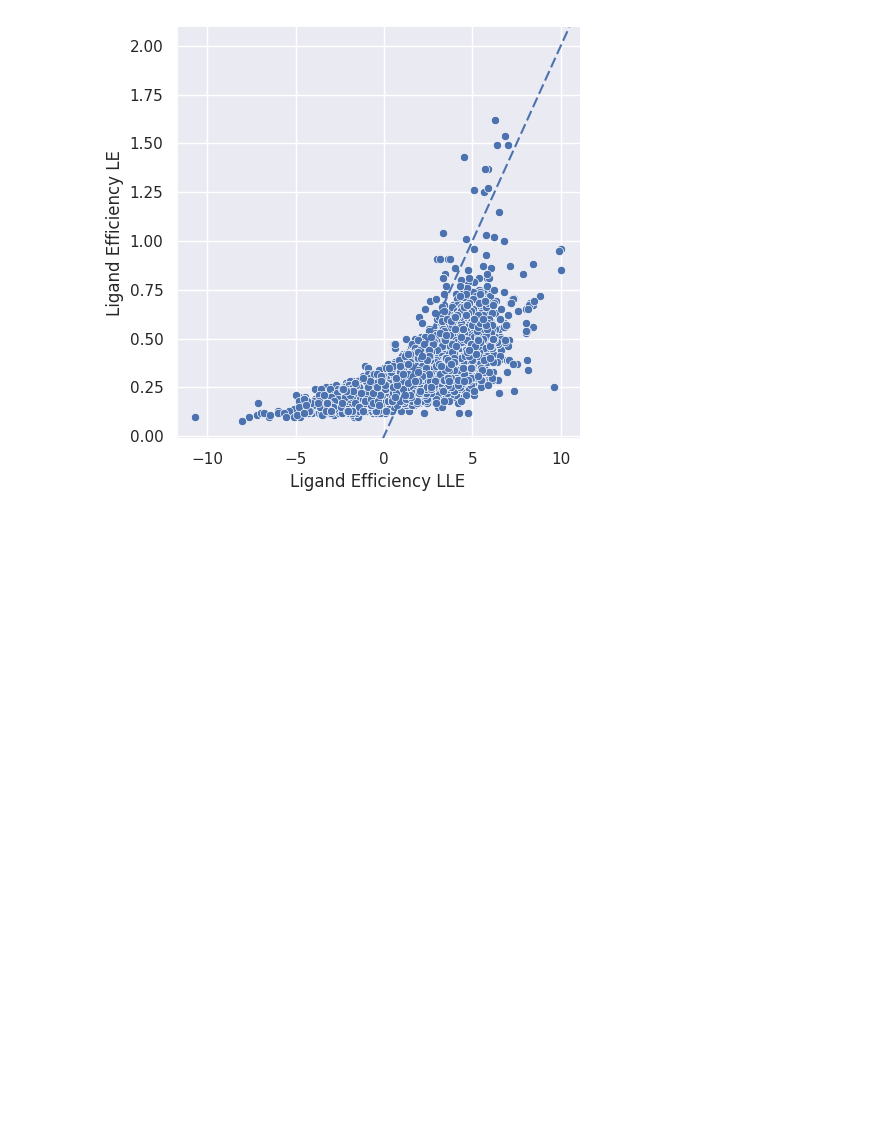
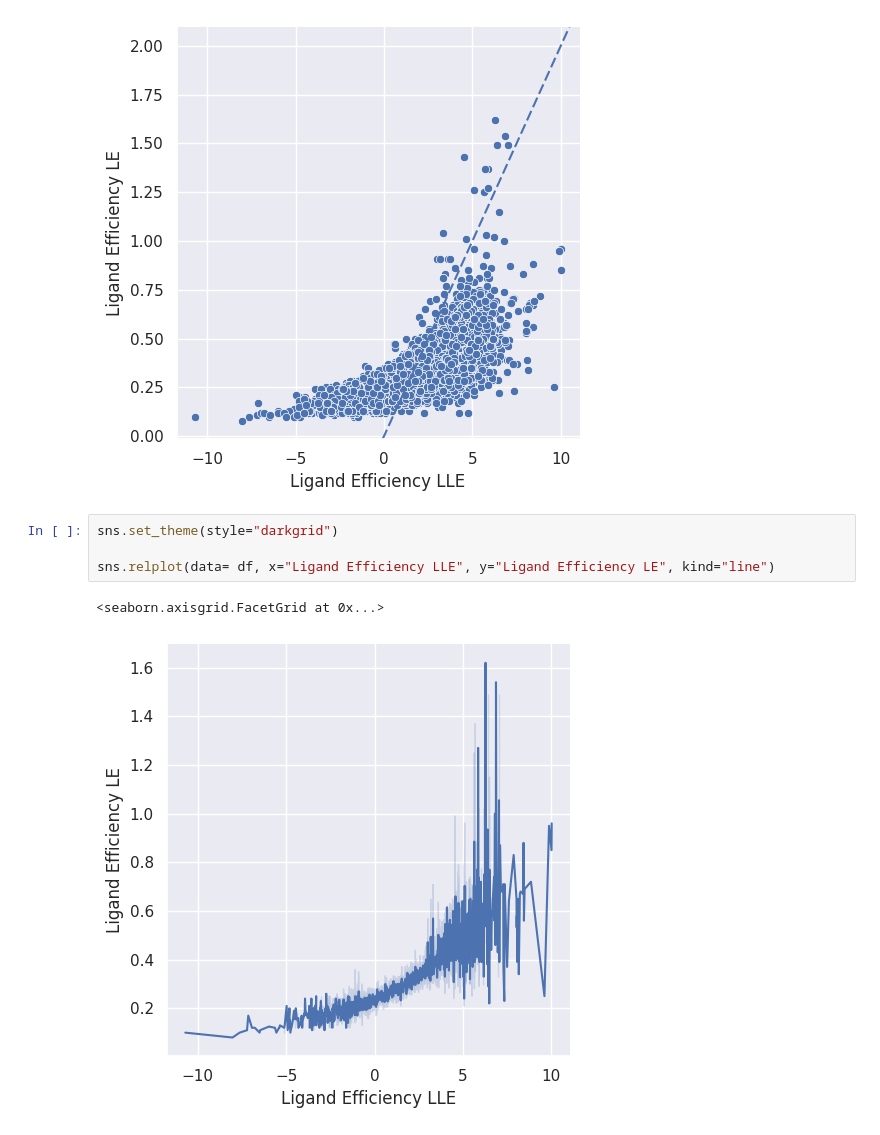
Before and after one commit to briskicedteaa/Scientific-Visualization-for-Computational-Biology, a Jupyter notebook: Fundamental_Scientific_Plots.ipynb, the cells around one changed output. Saved outputs shown, nothing was run; the diff lists cells and outputs as text; blank space fills up the shorter version.

Commit message:
Created a line plot.

```diff
--- a/Fundamental_Scientific_Plots.ipynb
+++ b/Fundamental_Scientific_Plots.ipynb
@@ -36,3 +36,10 @@ g.ax.axline(xy1=(10, 2), slope=.2, color="b", dashes=(5, 2))
 # %% [output]
 <matplotlib.lines.AxLine at 0x...>
 [figure]
+# %%
+sns.set_theme(style="darkgrid")
+
+sns.relplot(data= df, x="Ligand Efficiency LLE", y="Ligand Efficiency LE", kind="line")
+# %% [output]
+<seaborn.axisgrid.FacetGrid at 0x...>
+[figure, added]
```
